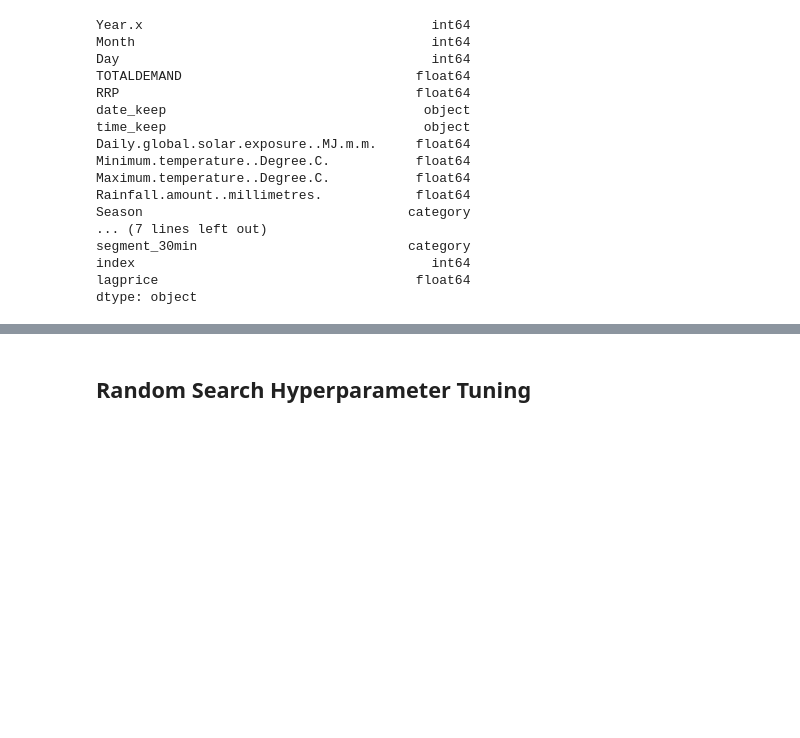
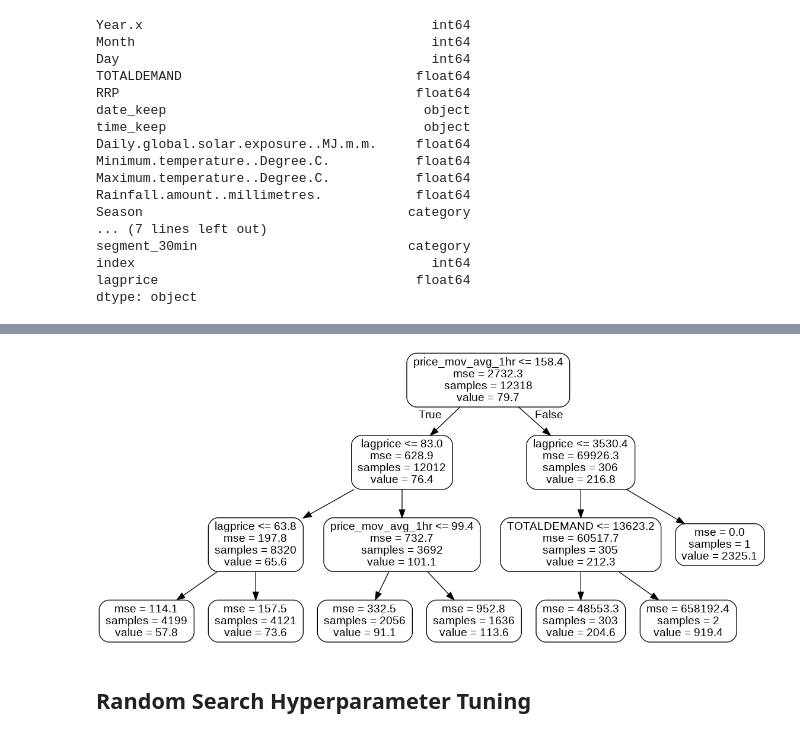
Before and after one commit to DonaldTurton/AT2_Advanced_Data_Algorithms, a Jupyter notebook: AT2_GetData.ipynb, the cells around one changed output, grey strips where cells are left out. Cells and saved outputs as stored; diff of their text form; code cells hidden in the pictures; blank space fills up the shorter version.

```diff
--- a/AT2_GetData.ipynb
+++ b/AT2_GetData.ipynb
@@ -274,17 +284,29 @@ plt.show()
 # %%
 # Plot a tree from the forest with 3 levels
 
+# Import tools needed for visualization
+from sklearn.tree import export_graphviz
+import pydot
+
 # Limit depth of tree to 3 levels
 rf_small = RandomForestRegressor(n_estimators=10, max_depth = 3)
-rf_small.fit(train_features, train_labels)
+rf_small.fit(xTrain, yTrain)
 
 # Extract the small tree
 tree_small = rf_small.estimators_[5]
 
 # Save the tree as a png image
-export_graphviz(tree_small, out_file = 'small_tree.dot', feature_names = feature_list, rounded = True, precision = 1)
+export_graphviz(tree_small, out_file = 'small_tree.dot', feature_names = list(x.columns), rounded = True, precision = 1)
 (graph, ) = pydot.graph_from_dot_file('small_tree.dot')
 graph.write_png('small_tree.png')
+
+
+# Print the image from the working directory
+
+from IPython.display import Image
+Image('small_tree.png')
+# %% [output]
+[figure, added]
 # %% [markdown]
 ## Random Search Hyperparameter Tuning
 # %%
```
Also changed, not shown: parts of 5 cells of this notebook.
